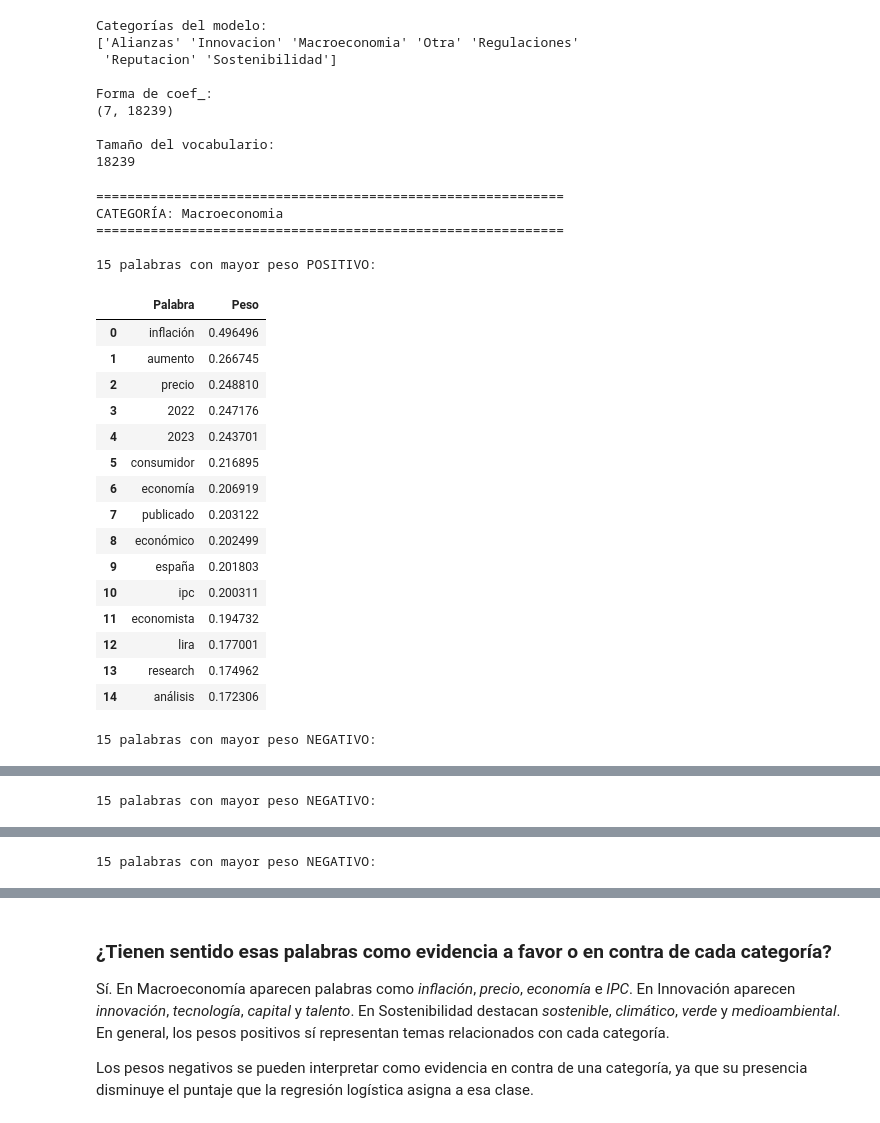
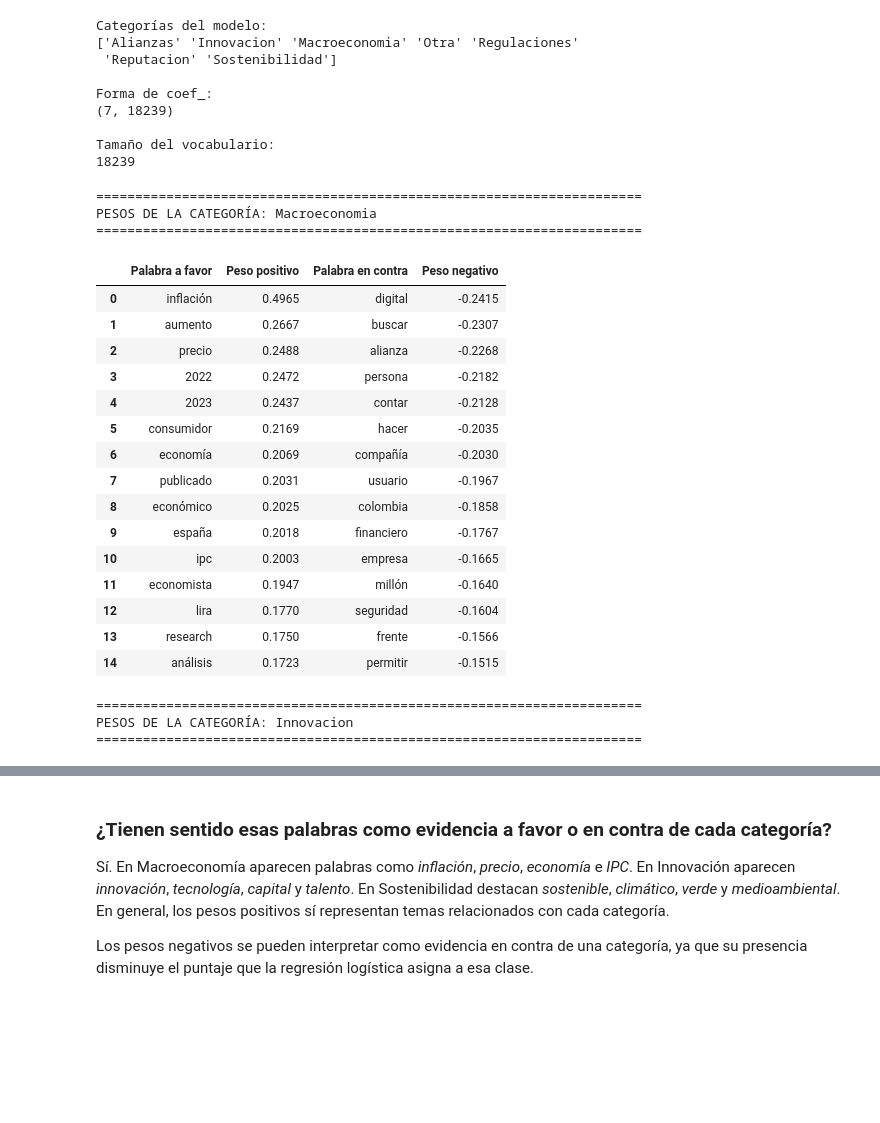
Before and after one commit to Cynthiss/NLP, a Jupyter notebook: Lab_4/Lab_4.ipynb, the cells around one changed output, grey strips where cells are left out. Saved outputs shown, nothing was run; the diff lists cells and outputs as text; code cells hidden in the pictures; blank space fills up the shorter version.

Commit message:
Part 3
Mostrar resultados

```diff
--- a/Lab_4/Lab_4.ipynb
+++ b/Lab_4/Lab_4.ipynb
@@ -3586,60 +3581,75 @@ def palabras_por_peso(modelo, vectorizer, categoria, n=15):
 
     return positivos, negativos
 # %%
+# Pesos positivos y negativos por categoría
 
-# Pesos para tres categorías
 
 categorias_pesos = [
     "Macroeconomia",
     "Innovacion",
     "Sostenibilidad"
 ]
 
 resultados_pesos = {}
 
 for categoria in categorias_pesos:
 
+    # Obtener las 15 palabras con mayor peso positivo y negativo
     positivos, negativos = palabras_por_peso(
         modelo_logistico_bow,
         bow_vectorizer,
         categoria,
         n=15
     )
 
+    # Guardar resultados para utilizarlos posteriormente
     resultados_pesos[categoria] = {
         "positivos": positivos,
         "negativos": negativos
     }
 
-    print("\n" + "=" * 60)
-    print(f"CATEGORÍA: {categoria}")
-    print("=" * 60)
+    # Crear una tabla comparativa
+    comparacion_pesos = pd.DataFrame({
+        "Palabra a favor": positivos["Palabra"].values,
+        "Peso positivo": positivos["Peso"].values,
+        "Palabra en contra": negativos["Palabra"].values,
+        "Peso negativo": negativos["Peso"].values
+    })
 
-    print("\n15 palabras con mayor peso POSITIVO:")
-    display(positivos)
+    # Redondear los pesos para facilitar la lectura
+    comparacion_pesos["Peso positivo"] = (
+        comparacion_pesos["Peso positivo"].round(4)
+    )
 
-    print("\n15 palabras con mayor peso NEGATIVO:")
-    display(negativos)
+    comparacion_pesos["Peso negativo"] = (
+        comparacion_pesos["Peso negativo"].round(4)
+    )
+
+    print("\n" + "=" * 70)
+    print(f"PESOS DE LA CATEGORÍA: {categoria}")
+    print("=" * 70)
+
+    display(comparacion_pesos)
 # %% [output]
-============================================================
-CATEGORÍA: Macroeconomia
-============================================================
-
-15 palabras con mayor peso POSITIVO:
+======================================================================
+PESOS DE LA CATEGORÍA: Macroeconomia
+======================================================================
-|  | Palabra | Peso |
-| 0 | inflación | 0.496496 |
-| 1 | aumento | 0.266745 |
-| 2 | precio | 0.248810 |
-| 3 | 2022 | 0.247176 |
-| 4 | 2023 | 0.243701 |
-| 5 | consumidor | 0.216895 |
-| 6 | economía | 0.206919 |
-| 7 | publicado | 0.203122 |
-| 8 | económico | 0.202499 |
-| 9 | españa | 0.201803 |
-| 10 | ipc | 0.200311 |
-| 11 | economista | 0.194732 |
-| 12 | lira | 0.177001 |
-| 13 | research | 0.174962 |
-| 14 | análisis | 0.172306 |
+|  | Palabra a favor | Peso positivo | Palabra en contra | Peso negativo |
+| 0 | inflación | 0.4965 | digital | -0.2415 |
+| 1 | aumento | 0.2667 | buscar | -0.2307 |
+| 2 | precio | 0.2488 | alianza | -0.2268 |
+| 3 | 2022 | 0.2472 | persona | -0.2182 |
+| 4 | 2023 | 0.2437 | contar | -0.2128 |
+| 5 | consumidor | 0.2169 | hacer | -0.2035 |
+| 6 | economía | 0.2069 | compañía | -0.2030 |
+| 7 | publicado | 0.2031 | usuario | -0.1967 |
+| 8 | económico | 0.2025 | colombia | -0.1858 |
+| 9 | españa | 0.2018 | financiero | -0.1767 |
+| 10 | ipc | 0.2003 | empresa | -0.1665 |
+| 11 | economista | 0.1947 | millón | -0.1640 |
+| 12 | lira | 0.1770 | seguridad | -0.1604 |
+| 13 | research | 0.1750 | frente | -0.1566 |
+| 14 | análisis | 0.1723 | permitir | -0.1515 |
-15 palabras con mayor peso NEGATIVO:
+======================================================================
+PESOS DE LA CATEGORÍA: Innovacion
+======================================================================
@@ -3683 +3690,0 @@ CATEGORÍA: Innovacion
-15 palabras con mayor peso NEGATIVO:
@@ -3721 +3690,0 @@ CATEGORÍA: Sostenibilidad
-15 palabras con mayor peso NEGATIVO:
```
Also changed, not shown: parts of 4 cells of this notebook.
